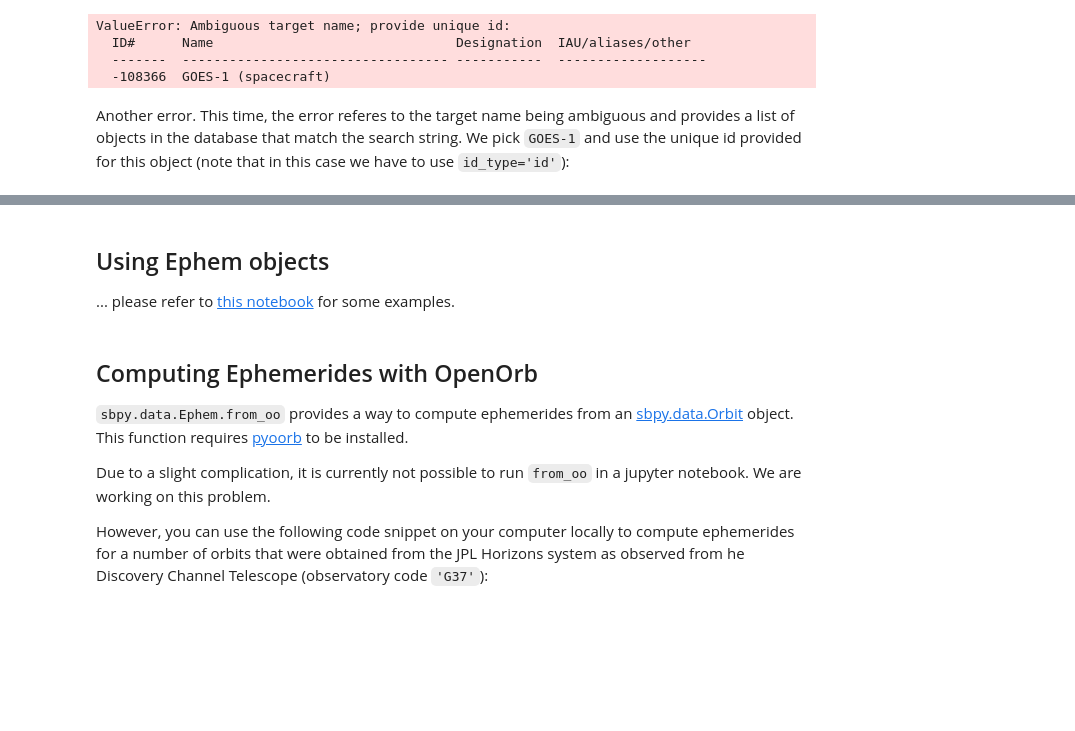
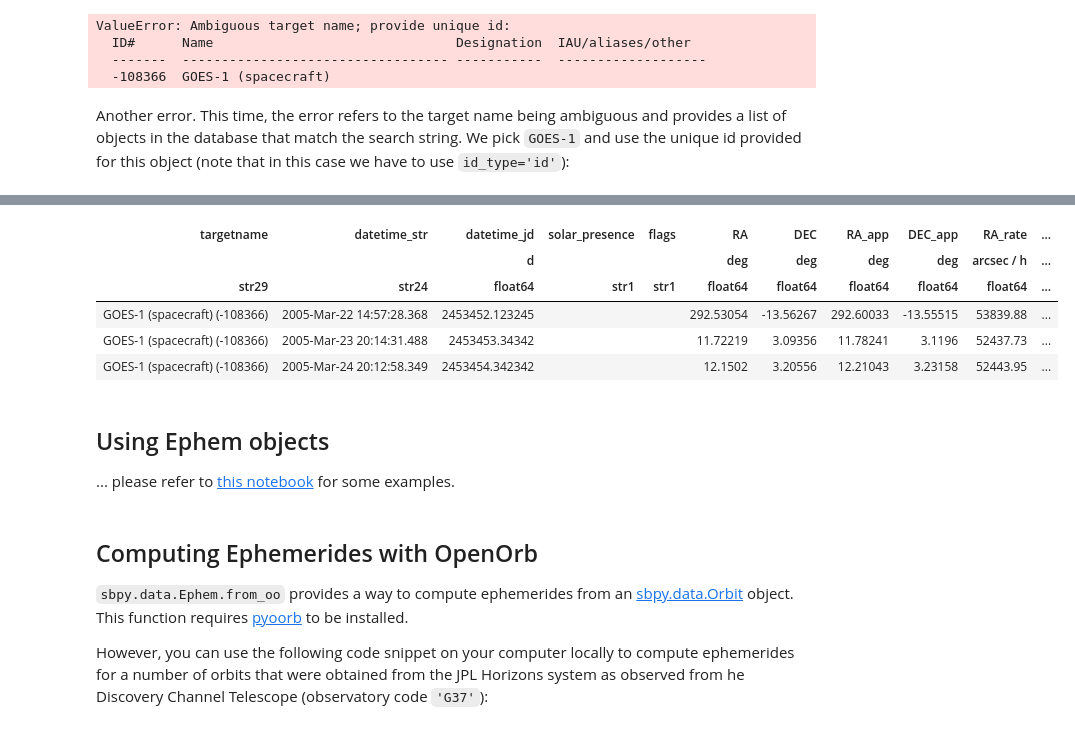
Before and after one commit to NASA-Planetary-Science/sbpy-tutorial, a Jupyter notebook: notebooks/data/Ephem.ipynb, the cells around one changed output, grey strips where cells are left out. Cells and saved outputs as stored; diff of their text form; code cells hidden in the pictures; blank space fills up the shorter version.

Commit message:
DPS2018 slides and notebook updates

```diff
--- a/notebooks/data/Ephem.ipynb
+++ b/notebooks/data/Ephem.ipynb
@@ -53,8 +65,8 @@ ValueError: Ambiguous target name; provide unique id:
   -------  ---------------------------------- -----------  -------------------
   -108366  GOES-1 (spacecraft)
 # %% [markdown]
-Another error. This time, the error referes to the target name being ambiguous and provides a list of objects in the database that match the search string. We pick `GOES-1` and use the unique id provided for this object (note that in this case we have to use `id_type='id'`):
+Another error. This time, the error refers to the target name being ambiguous and provides a list of objects in the database that match the search string. We pick `GOES-1` and use the unique id provided for this object (note that in this case we have to use `id_type='id'`):
 # %%
 eph = Ephem.from_horizons('-108366', id_type='id', epochs=[2453452.123245, 2453453.34342, 2453454.342342])
-print(eph.table)
+eph.table
 # %% [output]
@@ -67,3 +74,9 @@ GOES-1 (spacecraft) (-108366) 2005-Mar-24 20:12:58.349 ...  98.5263 -12.7094
+| targetname | datetime_str | datetime_jd | solar_presence | flags | RA | DEC | RA_app | DEC_app | RA_rate | ... |
+|  |  | d |  |  | deg | deg | deg | deg | arcsec / h | ... |
+| str29 | str24 | float64 | str1 | str1 | float64 | float64 | float64 | float64 | float64 | ... |
+| GOES-1 (spacecraft) (-108366) | 2005-Mar-22 14:57:28.368 | 2453452.123245 |  |  | 292.53054 | -13.56267 | 292.60033 | -13.55515 | 53839.88 | ... |
+| GOES-1 (spacecraft) (-108366) | 2005-Mar-23 20:14:31.488 | 2453453.34342 |  |  | 11.72219 | 3.09356 | 11.78241 | 3.1196 | 52437.73 | ... |
+| GOES-1 (spacecraft) (-108366) | 2005-Mar-24 20:12:58.349 | 2453454.342342 |  |  | 12.1502 | 3.20556 | 12.21043 | 3.23158 | 52443.95 | ... |
 # %% [markdown]
 Using Ephem objects
 -------------------
@@ -75,8 +88,6 @@ Computing Ephemerides with OpenOrb
 
 `sbpy.data.Ephem.from_oo` provides a way to compute ephemerides from an [sbpy.data.Orbit](https://github.com/NASA-Planetary-Science/sbpy-tutorial/blob/master/notebooks/data/General_concepts.ipynb) object. This function requires [pyoorb](https://github.com/oorb/oorb/tree/master/python) to be installed.
 
-Due to a slight complication, it is currently not possible to run `from_oo` in a jupyter notebook. We are working on this problem.
-
 However, you can use the following code snippet on your computer locally to compute ephemerides for a number of orbits that were obtained from the JPL Horizons system as observed from he Discovery Channel Telescope (observatory code `'G37'`):
 # %%
 from sbpy.data import Ephem, Orbit
```
Also changed, not shown: parts of 11 cells of this notebook, 7 other files.
